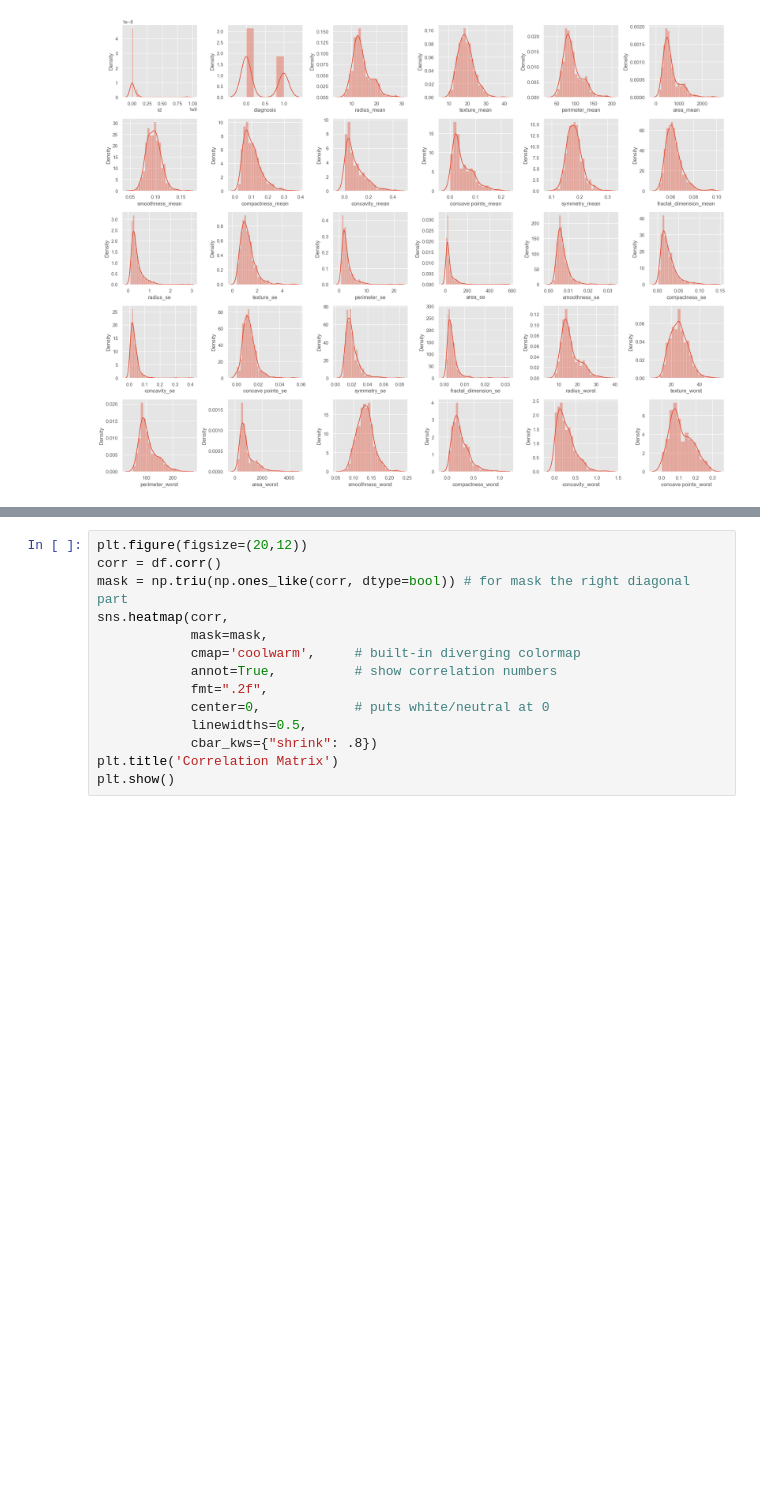
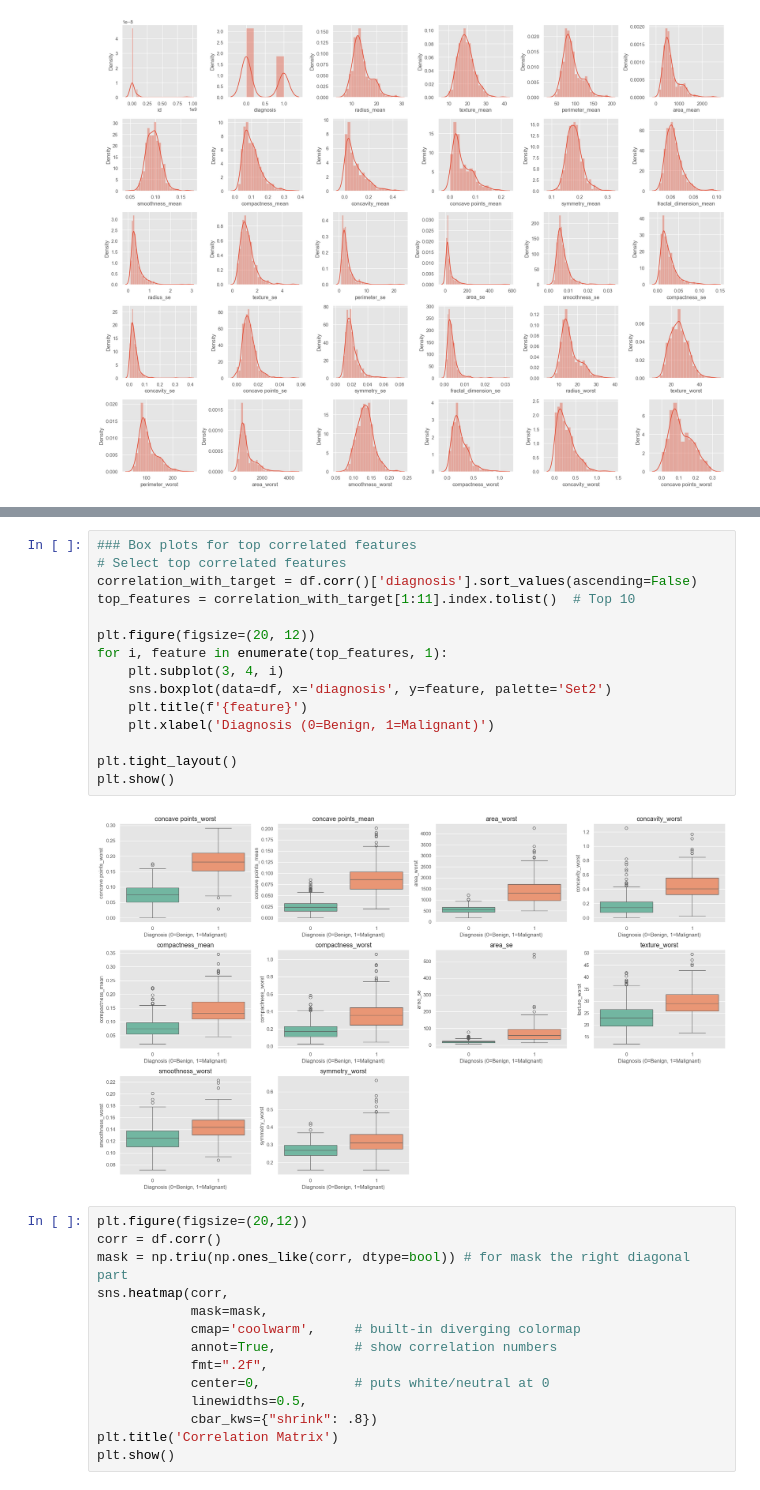
Before and after one commit to AkmalFazli27/breast-cancer-prediciton, a Jupyter notebook: notebook/exploration.ipynb, the cells around one changed output, grey strips where cells are left out. Saved outputs shown, nothing was run; the diff lists cells and outputs as text; blank space fills up the shorter version.

```diff
--- a/notebook/exploration.ipynb
+++ b/notebook/exploration.ipynb
@@ -141,3 +119,20 @@ df.corr()
+# %%
+### Box plots for top correlated features
+# Select top correlated features
+correlation_with_target = df.corr()['diagnosis'].sort_values(ascending=False)
+top_features = correlation_with_target[1:11].index.tolist()  # Top 10
+
+plt.figure(figsize=(20, 12))
+for i, feature in enumerate(top_features, 1):
+    plt.subplot(3, 4, i)
+    sns.boxplot(data=df, x='diagnosis', y=feature, palette='Set2')
+    plt.title(f'{feature}')
+    plt.xlabel('Diagnosis (0=Benign, 1=Malignant)')
+
+plt.tight_layout()
+plt.show()
+# %% [output]
+[figure, added]
 # %%
 plt.figure(figsize=(20,12))
 corr = df.corr()
```
Also changed, not shown: parts of 7 cells of this notebook.
